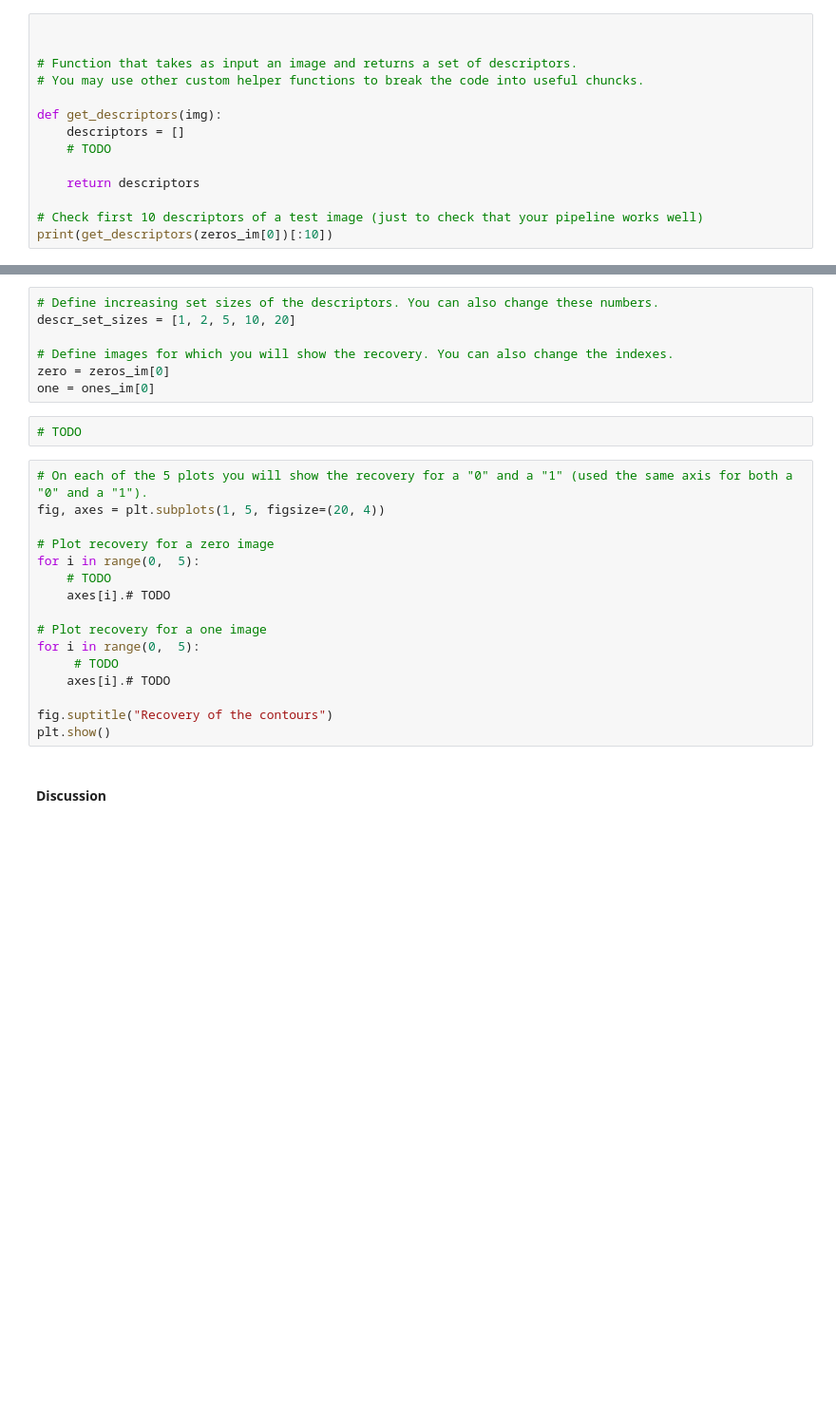
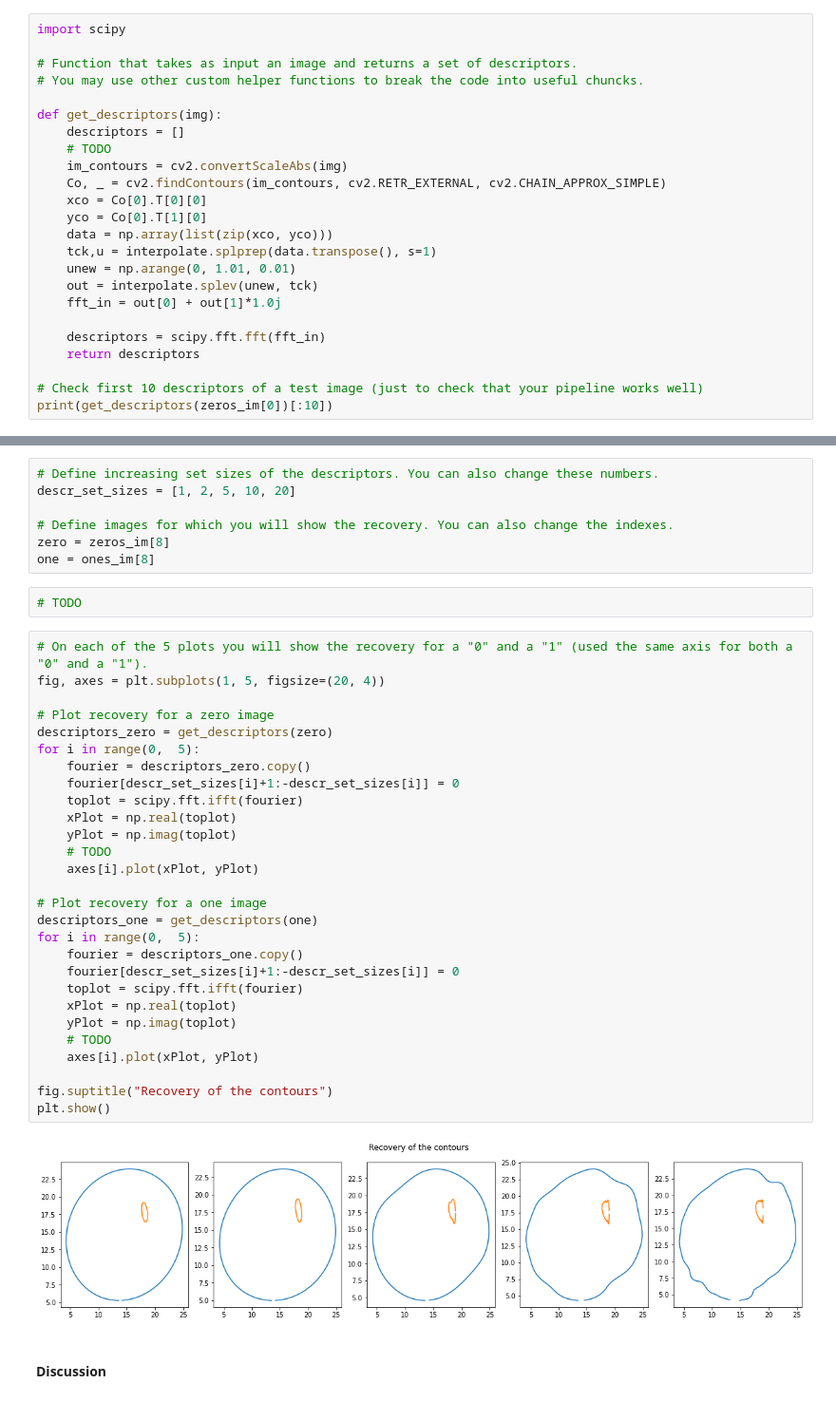
Before and after one commit to sirogosig/EE-451_code, a Jupyter notebook: labs/lab_02_object_description.ipynb, the cells around one changed output, grey strips where cells are left out. Shown at 95% size. Drawn from its saved outputs; the diff is of its cells as text; blank space fills up the shorter version.

```diff
--- a/labs/lab_02_object_description.ipynb
+++ b/labs/lab_02_object_description.ipynb
@@ -267,5 +226,5 @@ np.array((xco_interp, yco_interp)).T
 # %%
-
+import scipy
 
 # Function that takes as input an image and returns a set of descriptors.
 # You may use other custom helper functions to break the code into useful chuncks.
@@ -273,7 +232,17 @@ np.array((xco_interp, yco_interp)).T
 def get_descriptors(img):
     descriptors = []
     # TODO
+    im_contours = cv2.convertScaleAbs(img)
+    Co, _ = cv2.findContours(im_contours, cv2.RETR_EXTERNAL, cv2.CHAIN_APPROX_SIMPLE)
+    xco = Co[0].T[0][0]
+    yco = Co[0].T[1][0]
+    data = np.array(list(zip(xco, yco)))
+    tck,u = interpolate.splprep(data.transpose(), s=1)
+    unew = np.arange(0, 1.01, 0.01)
+    out = interpolate.splev(unew, tck)
+    fft_in = out[0] + out[1]*1.0j
 
+    descriptors = scipy.fft.fft(fft_in)
     return descriptors
 
 # Check first 10 descriptors of a test image (just to check that your pipeline works well)
@@ -306,26 +264,40 @@ TODO
 descr_set_sizes = [1, 2, 5, 10, 20]
 
 # Define images for which you will show the recovery. You can also change the indexes.
-zero = zeros_im[0]
-one = ones_im[0]
+zero = zeros_im[8]
+one = ones_im[8]
 # %%
 # TODO
 # %%
 # On each of the 5 plots you will show the recovery for a "0" and a "1" (used the same axis for both a "0" and a "1").
 fig, axes = plt.subplots(1, 5, figsize=(20, 4))
 
 # Plot recovery for a zero image
+descriptors_zero = get_descriptors(zero)
 for i in range(0,  5):
+    fourier = descriptors_zero.copy()
+    fourier[descr_set_sizes[i]+1:-descr_set_sizes[i]] = 0
+    toplot = scipy.fft.ifft(fourier)
+    xPlot = np.real(toplot)
+    yPlot = np.imag(toplot)
     # TODO
-    axes[i].# TODO
+    axes[i].plot(xPlot, yPlot)
 
 # Plot recovery for a one image
+descriptors_one = get_descriptors(one)
 for i in range(0,  5):
-     # TODO
-    axes[i].# TODO
+    fourier = descriptors_one.copy()
+    fourier[descr_set_sizes[i]+1:-descr_set_sizes[i]] = 0
+    toplot = scipy.fft.ifft(fourier)
+    xPlot = np.real(toplot)
+    yPlot = np.imag(toplot)
+    # TODO
+    axes[i].plot(xPlot, yPlot)
 
 fig.suptitle("Recovery of the contours")
 plt.show()
+# %% [output]
+[figure, added]
 # %% [markdown]
 #### Discussion
 # %% [markdown]
```
Also changed, not shown: parts of 14 cells of this notebook.
